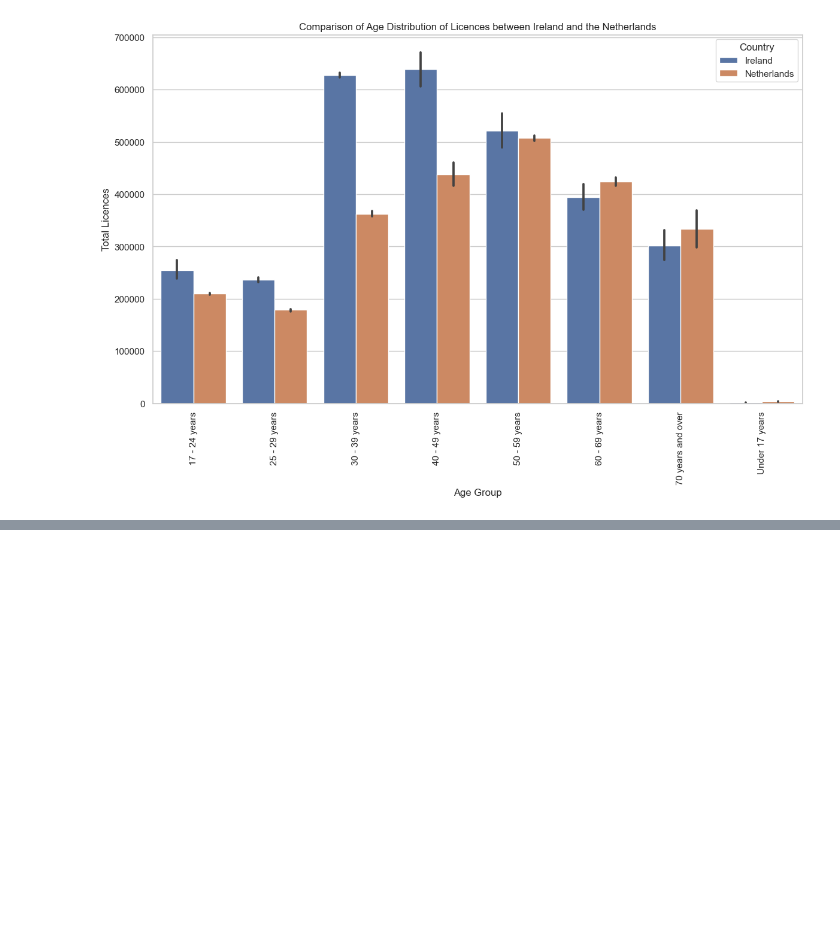
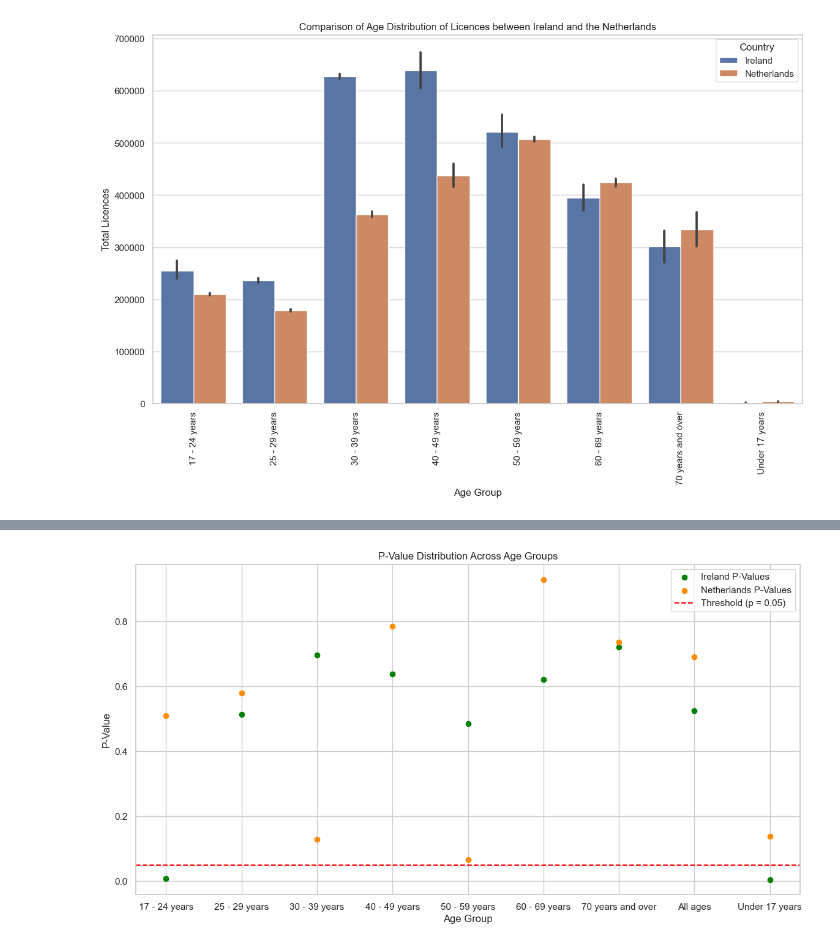
Before and after one commit to TunahanINCE/Current-Driving-Licences, a Jupyter notebook: Current_Driving_Licences.ipynb, the cells around one changed output, grey strips where cells are left out. Saved outputs shown, nothing was run; the diff lists cells and outputs as text; code cells hidden in the pictures; blank space fills up the shorter version.

```diff
--- a/Current_Driving_Licences.ipynb
+++ b/Current_Driving_Licences.ipynb
@@ -1127,0 +845,16 @@ TtestResult(statistic=0.43651176566832023, pvalue=0.6693445287392769, df=13.5419
+# %%
+from scipy.stats import shapiro
+
+# Shapiro-Wilk Test for normality on the 'Value' column of both datasets
+shapiro_test_ireland = shapiro(df[df["Age Group"]!="All ages"]['Value'])
+shapiro_test_netherlands = shapiro(df2[df2["Age Group"]!="All ages"]['Value'])
+if shapiro_test_ireland.pvalue >= 0.05:
+        hypothesis_ireland = "H0"
+else: hypothesis_ireland = "H1"
+print(hypothesis_ireland,f"Shapiro Result; Statistic: {shapiro_test_ireland.statistic:.4f}",
+          f"P-value: {shapiro_test_ireland.pvalue:.6f}","Ireland")
+if shapiro_test_netherlands.pvalue >= 0.05:
+        hypothesis_netherlands = "H0"
+else: hypothesis_netherlands = "H1"
+print(hypothesis_netherlands,f"Shapiro Result; Statistic: {shapiro_test_netherlands.statistic:.4f}",
+          f"P-value: {shapiro_test_netherlands.pvalue:.6f}","Netherlands")
@@ -1127,0 +949,36 @@ TtestResult(statistic=0.43651176566832023, pvalue=0.6693445287392769, df=13.5419
+# %%
+import pandas as pd
+from scipy.stats import shapiro
+import seaborn as sns
+import matplotlib.pyplot as plt
+
+
+# Shapiro-Wilk test sonuçlarını saklamak için boş listeler oluşturalım
+shapiro_results = {
+    "Ireland": [],
+    "Netherlands": []
+}
+
+# Her bir yaş grubu için Shapiro-Wilk testi yapalım
+for age in age_groups:
+    # Ireland verisi için
+    shapiro_test_ireland = shapiro(df_ireland[df_ireland["Age Group"] == age]['Value'])
+    shapiro_results["Ireland"].append((age, shapiro_test_ireland.statistic, shapiro_test_ireland.pvalue))
+
+    # Netherlands verisi için
+    shapiro_test_netherlands = shapiro(df_netherlands[df_netherlands["Age Group"] == age]['Value'])
+    shapiro_results["Netherlands"].append((age, shapiro_test_netherlands.statistic, shapiro_test_netherlands.pvalue))
+
+# P-Value Dağılım Grafiği
+plt.figure(figsize=(14, 7))
+for country, color in zip(shapiro_results, ['green', 'darkorange']):
+    ages, _, p_values = zip(*shapiro_results[country])
+    plt.scatter(ages, p_values, color=color, label=f'{country} P-Values')
+plt.axhline(0.05, color='red', linestyle='--', label='Threshold (p = 0.05)')
+plt.xlabel('Age Group')
+plt.ylabel('P-Value')
+plt.title('P-Value Distribution Across Age Groups')
+plt.legend()
+plt.show()
+# %% [output]
+[figure, added]
```
Also changed, not shown: parts of 52 cells of this notebook.
